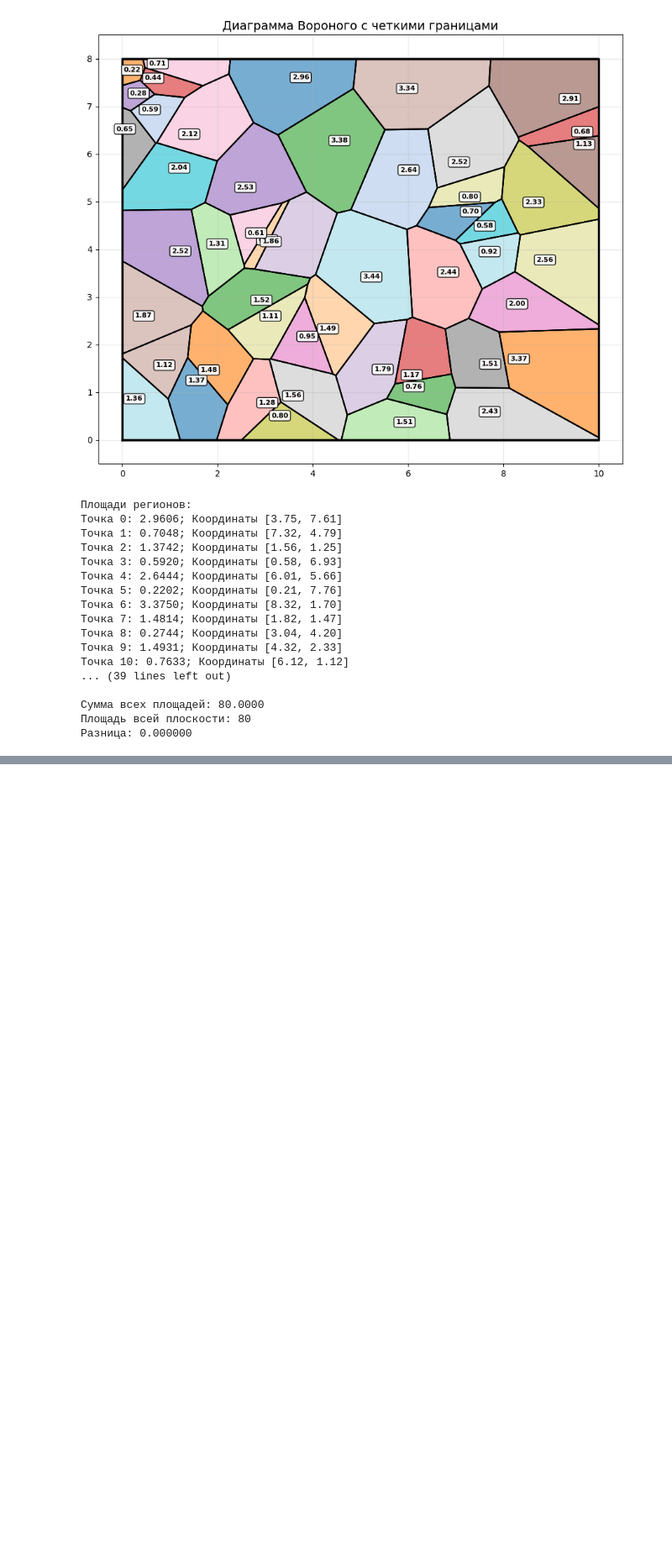
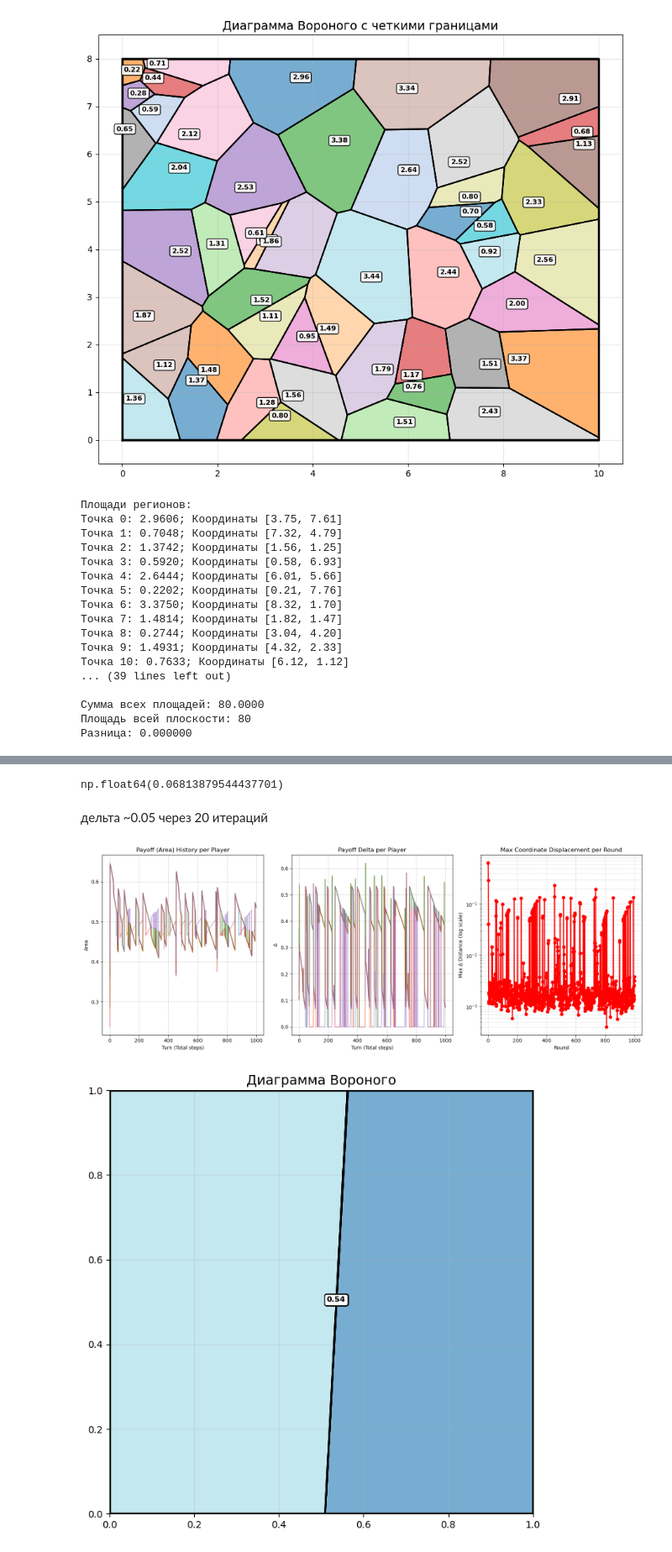
Before and after one commit to T4ras/Heuristics-for-Hotelling-Problem, a Jupyter notebook: hotelling_heuristics.ipynb, the cells around one changed output, grey strips where cells are left out. Shown at 84% size. Drawn from its saved outputs; the diff is of its cells as text; code cells hidden in the pictures; blank space fills up the shorter version.

```diff
--- a/hotelling_heuristics.ipynb
+++ b/hotelling_heuristics.ipynb
@@ -394,9 +345,0 @@ plt.show()
-# %%
-rounds = 50
-for round_ in range(rounds):
-    delta = 0
-    for i in range(n):
-        points, start_area, end_area = Adam(a,b, points, i, supress = True)
-        delta += (end_area - start_area)**2
-        segments, areas = make_voronoi(a,b,points)
-    draw(a,b, points, segments, areas, figsize = (4,6), show_area_index = -1, header = f"Round: {round_}; delta = {delta}")
@@ -416,0 +346,10 @@ for round_ in range(rounds):
+# %%
+from scipy.optimize import minimize
+current_locs = init_points.copy()
+def get_payoff(coords):
+    test_locs = np.append(current_locs, [[coords[0], coords[1]]], axis = 0)
+    _, areas = make_voronoi(a, b, test_locs)
+    return -areas[-1]
+
+
+res = minimize(get_payoff, x0 =[0.6,0.6],method = "Nelder-Mead", bounds = [(0,1), (0,1)])
@@ -416,0 +610,44 @@ for round_ in range(rounds):
+# %%
+dh = np.array(delta_history)
+
+np.min(dh[dh != 0])
+# %% [output]
+np.float64(0.06813879544437701)
+# %% [markdown]
+дельта ~0.05 через 20 итераций
+# %%
+fig, (ax1, axp, ax2) = plt.subplots(1, 3, figsize=(16, 6))
+
+# График 1: История выигрышей
+for i in range(n):
+    ax1.plot(payoff_history[i], alpha=0.5, label=f'P{i}' if n < 10 else None)
+    axp.plot(delta_history[i], alpha=0.5)
+ax1.set_title('Payoff (Area) History per Player')
+ax1.set_xlabel('Turn (Total steps)')
+ax1.set_ylabel('Area')
+ax1.grid(True, linestyle='--', alpha=0.7)
+
+axp.set_title('Payoff Delta per Player')
+axp.set_xlabel('Turn (Total steps)')
+axp.set_ylabel('Δ')
+axp.grid(True, linestyle='--', alpha=0.7)
+
+
+# График 2: Максимальное смещение в раунде
+ax2.plot(range(1, len(displacement_history) + 1), displacement_history,
+         marker='o', color='red', linewidth=2)
+ax2.set_yscale('log') # Логарифмическая шкала для наглядности сходимости
+ax2.set_title('Max Coordinate Displacement per Round')
+ax2.set_xlabel('Round')
+ax2.set_ylabel('Max Δ Distance (log scale)')
+ax2.grid(True, which="both", linestyle='--', alpha=0.5)
+
+plt.tight_layout()
+plt.show()
+
+# Отрисовка финального состояния
+final_segments, final_areas = make_voronoi(a, b, current_points)
+draw(a, b, current_points, final_segments, final_areas, figsize=(8, 8), show_area_index = -1)
+# %% [output]
+[figure, added]
+[figure, added]
```
Also changed, not shown: parts of 17 cells of this notebook, 1 other file.
